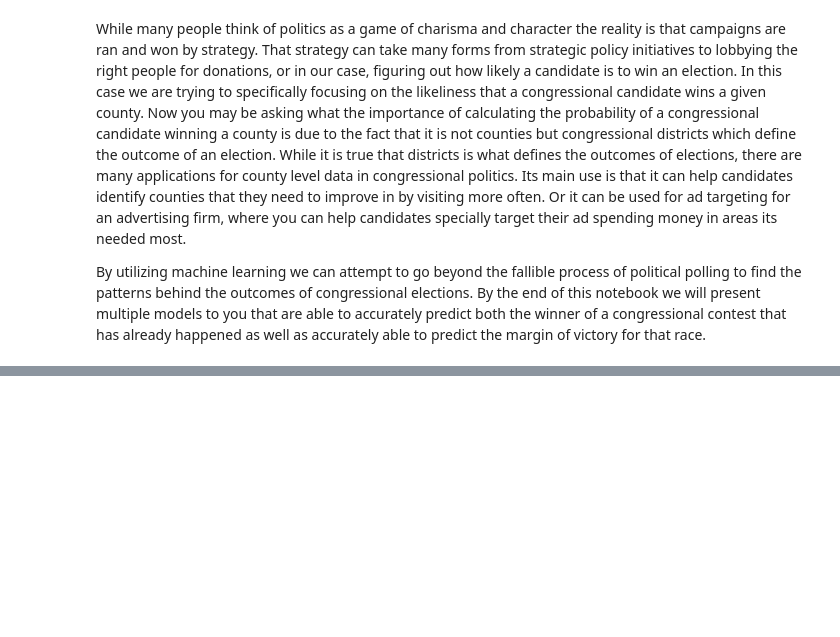
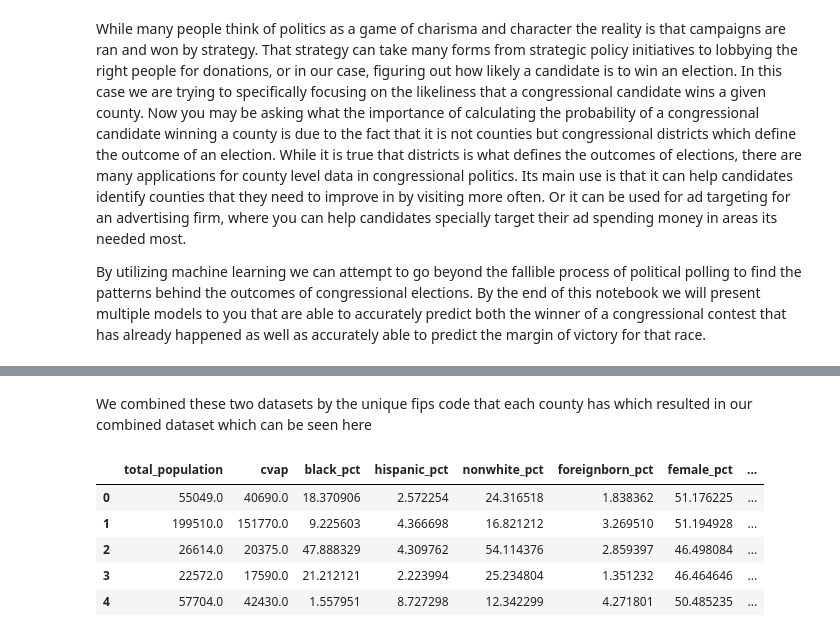
Before and after one commit to Nhunsick/project_3, a Jupyter notebook: Notebooks/Final_Notebook.ipynb, the cells around one changed output, grey strips where cells are left out. Cells and saved outputs as stored; diff of their text form; code cells hidden in the pictures; blank space fills up the shorter version.

```diff
--- a/Notebooks/Final_Notebook.ipynb
+++ b/Notebooks/Final_Notebook.ipynb
@@ -48,0 +85,11 @@ By utilizing machine learning we can attempt to go beyond the fallible process o
+# %% [markdown]
+We combined these two datasets by the unique fips code that each county has which resulted in our combined dataset which can be seen here
+# %%
+merged_df.head()
+# %% [output]
+|  | total_population | cvap | black_pct | hispanic_pct | nonwhite_pct | foreignborn_pct | female_pct | ... |
+| 0 | 55049.0 | 40690.0 | 18.370906 | 2.572254 | 24.316518 | 1.838362 | 51.176225 | ... |
+| 1 | 199510.0 | 151770.0 | 9.225603 | 4.366698 | 16.821212 | 3.269510 | 51.194928 | ... |
+| 2 | 26614.0 | 20375.0 | 47.888329 | 4.309762 | 54.114376 | 2.859397 | 46.498084 | ... |
+| 3 | 22572.0 | 17590.0 | 21.212121 | 2.223994 | 25.234804 | 1.351232 | 46.464646 | ... |
+| 4 | 57704.0 | 42430.0 | 1.557951 | 8.727298 | 12.342299 | 4.271801 | 50.485235 | ... |
```
Also changed, not shown: parts of 15 cells of this notebook.
